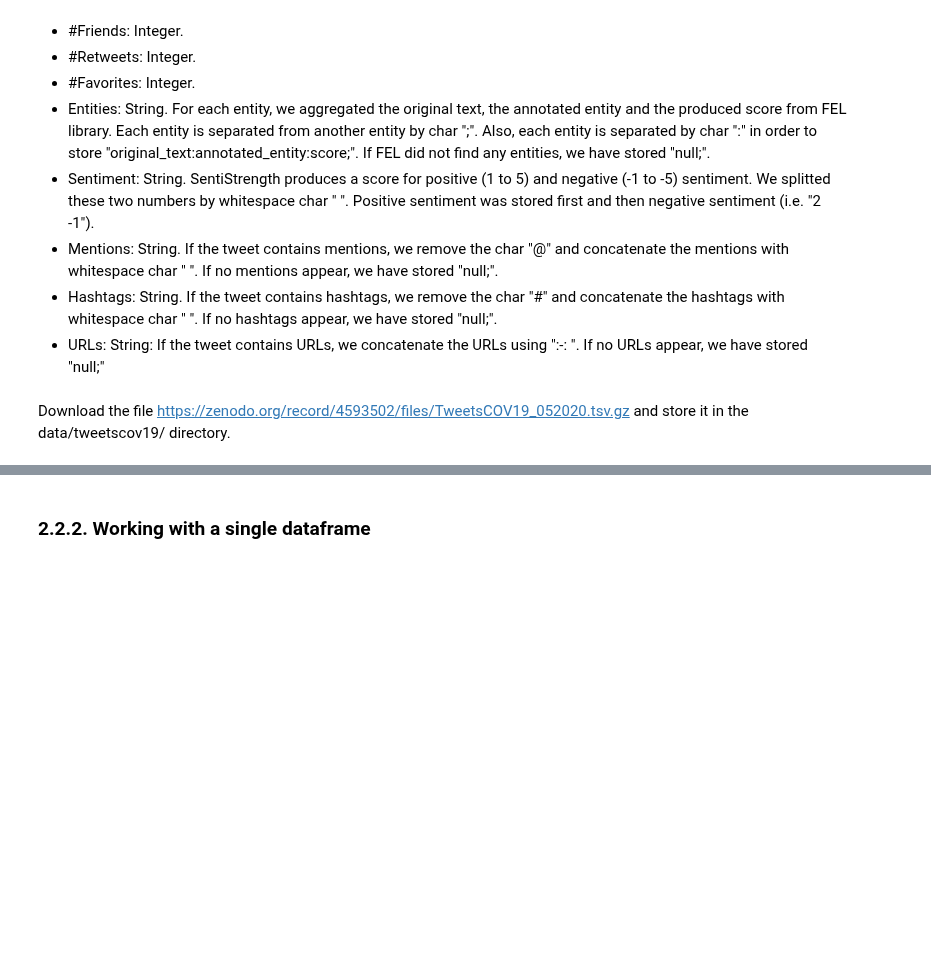
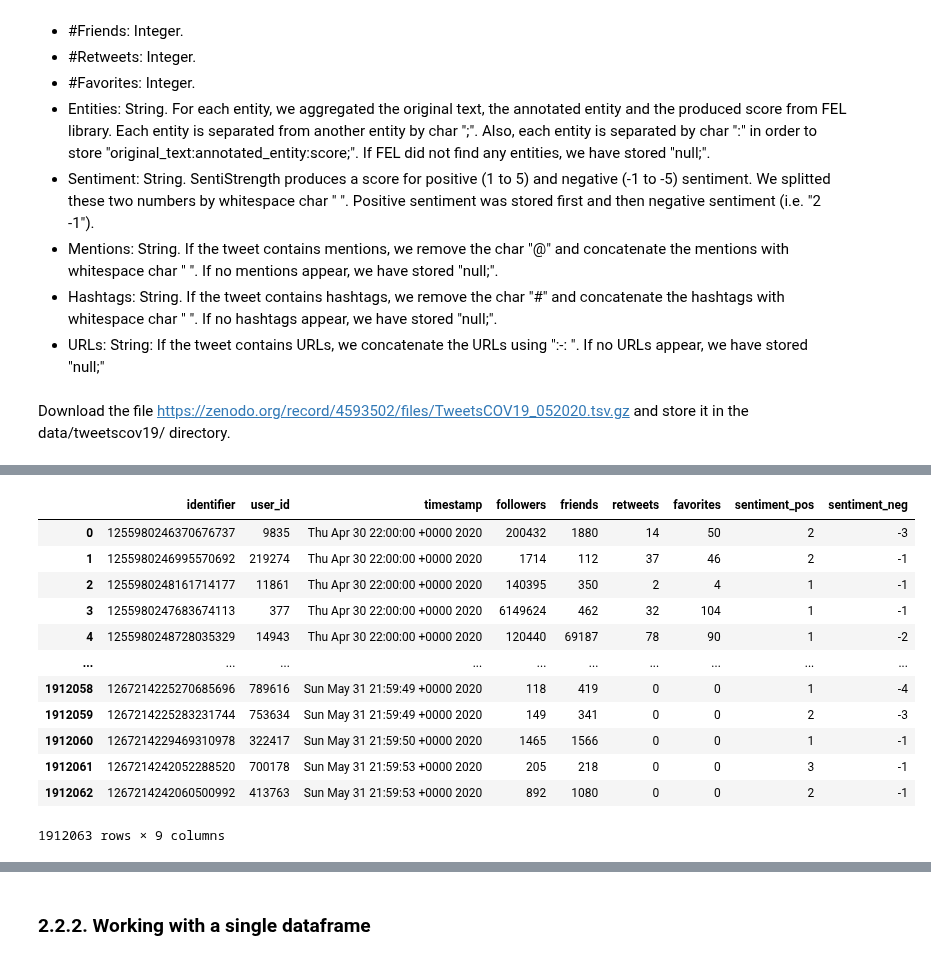
Before and after one commit to gesiscss/css_methods_python, a Jupyter notebook: a_introduction/2_data_handling_and_visualization.ipynb, the cells around one changed output, grey strips where cells are left out. Cells and saved outputs as stored; diff of their text form; code cells hidden in the pictures; blank space fills up the shorter version.

```diff
--- a/a_introduction/2_data_handling_and_visualization.ipynb
+++ b/a_introduction/2_data_handling_and_visualization.ipynb
@@ -181,3 +173,53 @@ users
+# %%
+# Creating tweets dataframe:
+
+# Note: This may take around 4 minutes to run, the line of code that causes this is specified with a comment below.
+
+tweets_table = tweets.copy()
+tweets_table.rename(columns = {'tweet_id':'identifier', 'username':'user_id'}, inplace = True)
+
+temp_users = users.reset_index()
+del temp_users['followers_max']
+del temp_users['friends_max']
+
+merged = pd.merge(temp_users, tweets_table, left_on='username', right_on='user_id', how='left').drop('user_id', axis=1)
+# del temp_users
+merged = merged.rename(columns={"index": "user_id"})
+del merged['username']
+
+modified_timestamps = pd.to_datetime(merged['timestamp']) # This line takes around 4 minutes to run.
+
+merged['modified_timestamps'] = modified_timestamps
+merged = merged.sort_values(by=['modified_timestamps']).reset_index()
+del merged['modified_timestamps']
+del merged['index']
+
+cols = ['identifier'] + ['user_id'] + [col for col in merged if (col != 'identifier' and col != 'user_id')]
+merged = merged[cols]
+tweets_sorted = merged
+tweets_table = tweets_sorted.copy()
+
+del tweets_table['entities']
+del tweets_table['mentions']
+del tweets_table['hashtags']
+del tweets_table['urls']
+del merged
+
+tweets_table
+# %% [output]
+|  | identifier | user_id | timestamp | followers | friends | retweets | favorites | sentiment_pos | sentiment_neg |
+| 0 | 1255980246370676737 | 9835 | Thu Apr 30 22:00:00 +0000 2020 | 200432 | 1880 | 14 | 50 | 2 | -3 |
+| 1 | 1255980246995570692 | 219274 | Thu Apr 30 22:00:00 +0000 2020 | 1714 | 112 | 37 | 46 | 2 | -1 |
+| 2 | 1255980248161714177 | 11861 | Thu Apr 30 22:00:00 +0000 2020 | 140395 | 350 | 2 | 4 | 1 | -1 |
+| 3 | 1255980247683674113 | 377 | Thu Apr 30 22:00:00 +0000 2020 | 6149624 | 462 | 32 | 104 | 1 | -1 |
+| 4 | 1255980248728035329 | 14943 | Thu Apr 30 22:00:00 +0000 2020 | 120440 | 69187 | 78 | 90 | 1 | -2 |
+| ... | ... | ... | ... | ... | ... | ... | ... | ... | ... |
+| 1912058 | 1267214225270685696 | 789616 | Sun May 31 21:59:49 +0000 2020 | 118 | 419 | 0 | 0 | 1 | -4 |
+| 1912059 | 1267214225283231744 | 753634 | Sun May 31 21:59:49 +0000 2020 | 149 | 341 | 0 | 0 | 2 | -3 |
+| 1912060 | 1267214229469310978 | 322417 | Sun May 31 21:59:50 +0000 2020 | 1465 | 1566 | 0 | 0 | 1 | -1 |
+| 1912061 | 1267214242052288520 | 700178 | Sun May 31 21:59:53 +0000 2020 | 205 | 218 | 0 | 0 | 3 | -1 |
+| 1912062 | 1267214242060500992 | 413763 | Sun May 31 21:59:53 +0000 2020 | 892 | 1080 | 0 | 0 | 2 | -1 |
+1912063 rows × 9 columns
 # %%
 # Creating entities dataframe:
 
```
Also changed, not shown: parts of 17 cells of this notebook.
